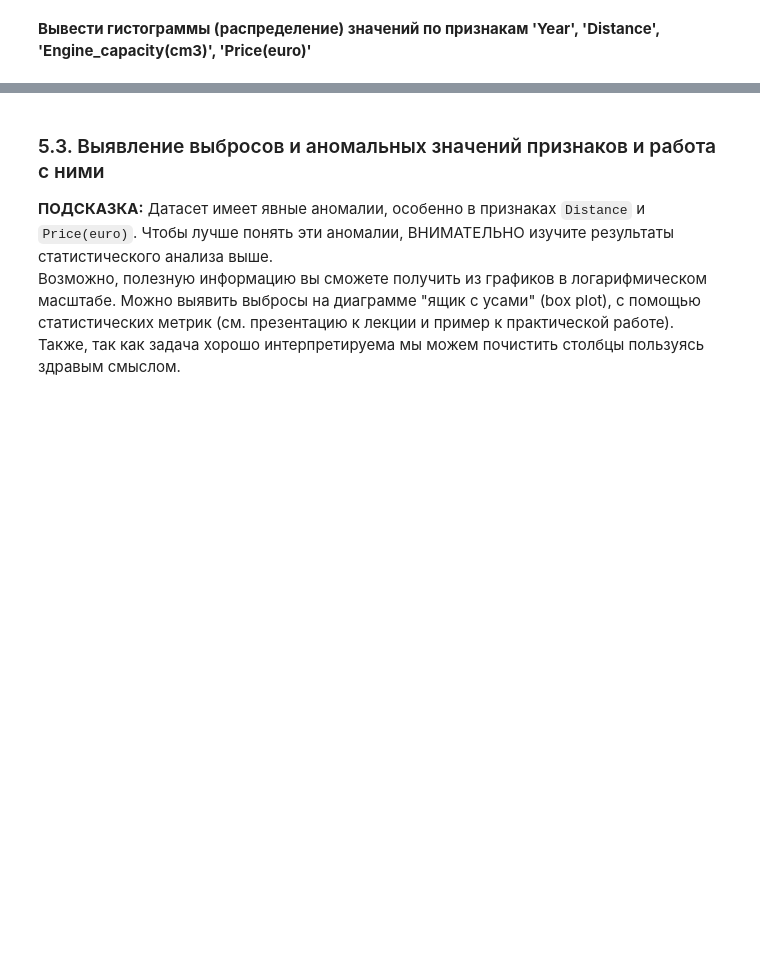
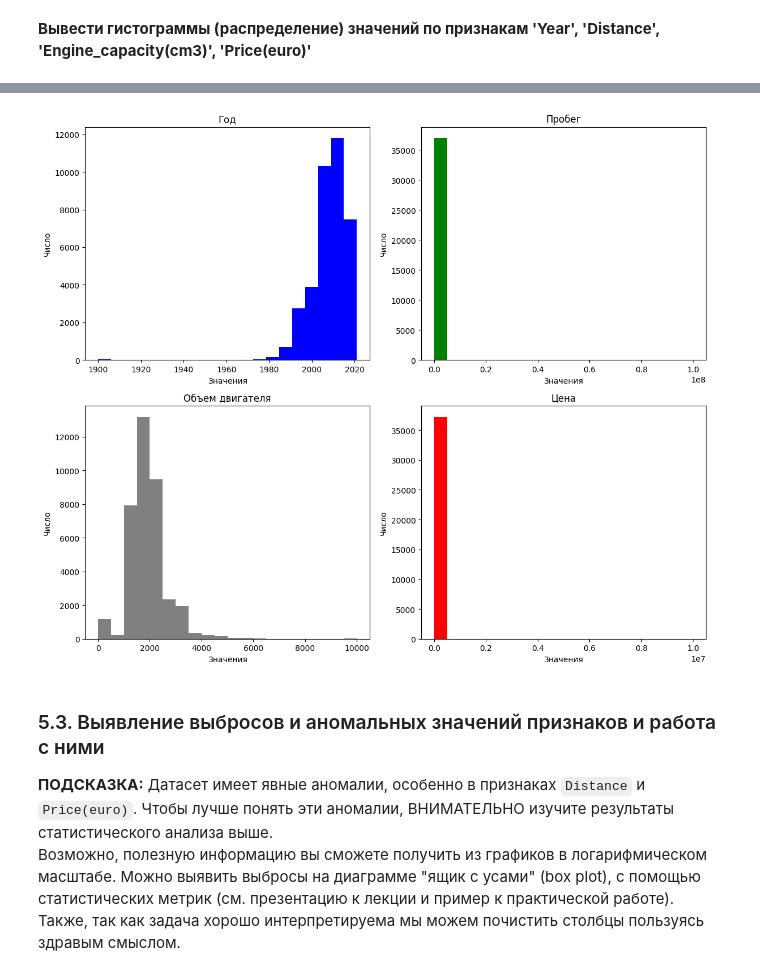
Before and after one commit to Mshkss/Study, a Jupyter notebook: Python/AI basics/P2/Task2_Сars_Empty.ipynb, the cells around one changed output, grey strips where cells are left out. Saved outputs shown, nothing was run; the diff lists cells and outputs as text; code cells hidden in the pictures; blank space fills up the shorter version.

```diff
--- a/Python/AI basics/P2/Task2_Сars_Empty.ipynb
+++ b/Python/AI basics/P2/Task2_Сars_Empty.ipynb
@@ -98,0 +49,4 @@ data.info
+# %%
+print(data.duplicated().sum())
+data = data.drop_duplicates().reset_index(drop=True)
+data.info()
@@ -160,0 +206,7 @@ dtype: object
+# %%
+# здесь должен быть ваш код!
+dataset.loc[dataset["Transmission"] == "Automatic", "Transmission"] = 1
+dataset.loc[dataset["Transmission"] == "Manual", "Transmission"] = 0
+
+
+dataset.head()
@@ -194,0 +316,5 @@ dtype: object
+# %%
+# здесь должен быть ваш код!
+dataset = dataset.dropna(subset=["Style"]).reset_index(drop=True)
+print("Общее количество записей:", len(dataset))
+print(dataset[dataset["Style"].isna()])
@@ -207,3 +344,37 @@ dtype: object
+# %%
+# здесь должен быть ваш код!
+
+# Вывести гистограммы для признаков 'Year', 'Distance', 'Engine_capacity(cm3)', 'Price(euro)'
+plt.figure(figsize=(12, 10))
+
+plt.subplot(2, 2, 1)
+plt.hist(dataset["Year"], bins=20, color="blue")
+plt.title("Год")
+plt.xlabel("Значения")
+plt.ylabel("Число")
+
+plt.subplot(2, 2, 2)
+plt.hist(dataset["Distance"], bins=20, color="green")
+plt.title("Пробег")
+plt.xlabel("Значения")
+plt.ylabel("Число")
+
+plt.subplot(2, 2, 3)
+plt.hist(dataset["Engine_capacity(cm3)"], bins=20, color="grey")
+plt.title("Объем двигателя")
+plt.xlabel("Значения")
+plt.ylabel("Число")
+
+plt.subplot(2, 2, 4)
+plt.hist(dataset["Price(euro)"], bins=20, color="red")
+plt.title("Цена")
+plt.xlabel("Значения")
+plt.ylabel("Число")
+
+plt.tight_layout()
+plt.show()
+# %% [output]
+[figure, added]
 # %% [markdown]
 ### 5.3. Выявление выбросов и аномальных значений признаков и работа с ними
 **ПОДСКАЗКА:** Датасет имеет явные аномалии, особенно в признаках `Distance` и `Price(euro)`.
```
Also changed, not shown: parts of 28 cells of this notebook, 1 other file.
